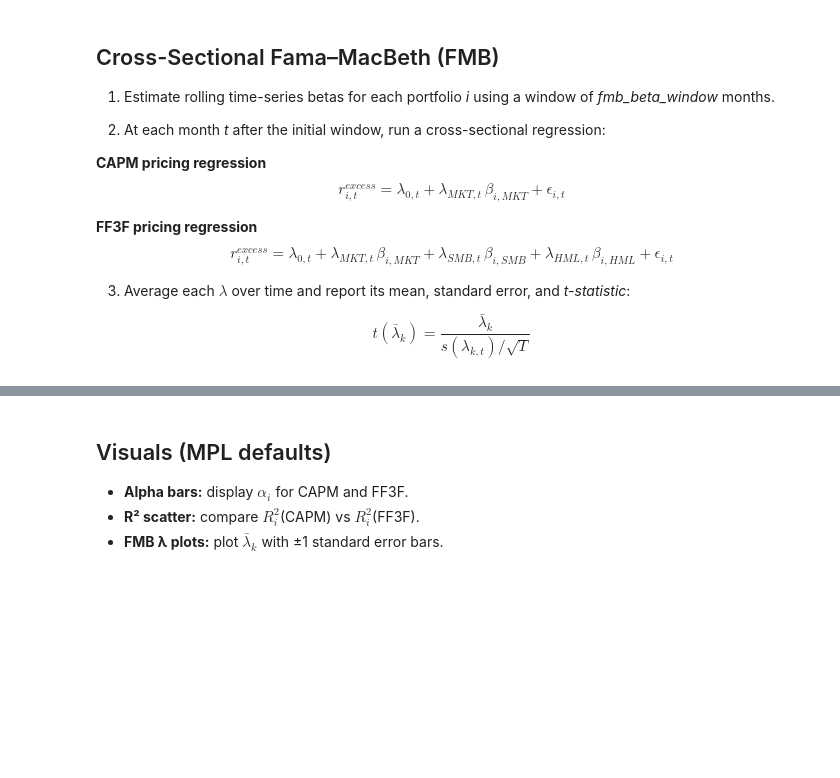
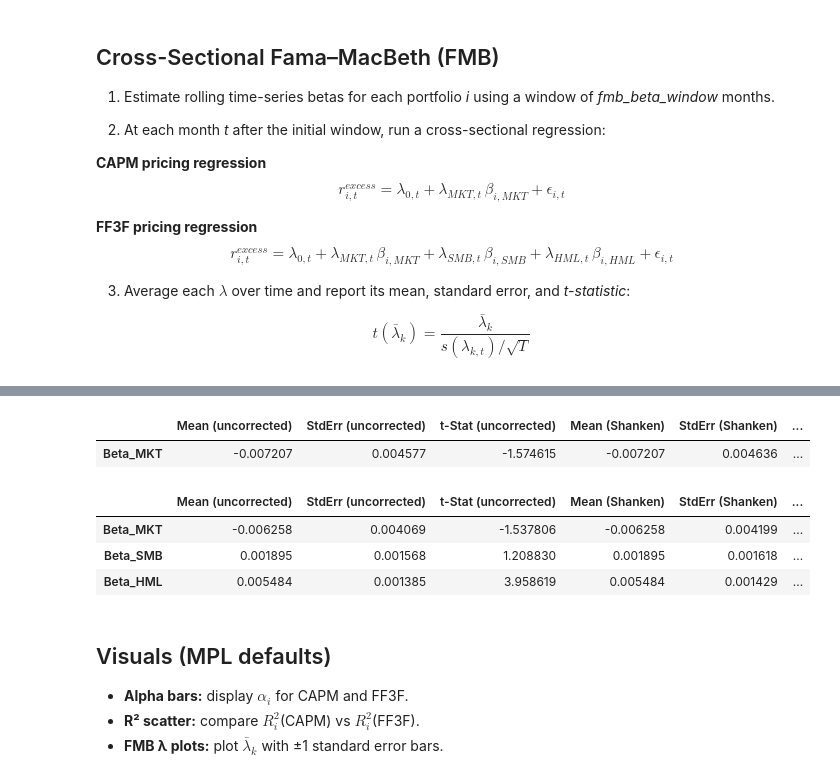
Before and after one commit to dhajibashi/Project_3, a Jupyter notebook: FIN684_Project_III.ipynb, the cells around one changed output, grey strips where cells are left out. Drawn from its saved outputs; the diff is of its cells as text; code cells hidden in the pictures; blank space fills up the shorter version.

```diff
--- a/FIN684_Project_III.ipynb
+++ b/FIN684_Project_III.ipynb
@@ -762,3 +869,25 @@ $$
+# %%
+def aggregate_results(fmb_summary: pd.DataFrame, fmb_summary_shanken: pd.DataFrame) -> pd.DataFrame:
+    """
+    Combine Fama-MacBeth summary and Shanken-corrected summary into a single DataFrame for display.
+    """
+    agg = fmb_summary.copy()
+    agg.columns = [f"{col} (uncorrected)" for col in agg.columns]
+    shanken_cols = {col: f"{col} (Shanken)" for col in fmb_summary_shanken.columns}
+    agg = agg.join(fmb_summary_shanken.rename(columns=shanken_cols))
+    return agg
+
+agg_capm = aggregate_results(fmb_capm_summary, fmb_capm_summary_shanken)
+display(agg_capm)
+agg_ff3 = aggregate_results(fmb_ff3_summary, fmb_ff3_summary_shanken)
+display(agg_ff3)
+# %% [output]
+|  | Mean (uncorrected) | StdErr (uncorrected) | t-Stat (uncorrected) | Mean (Shanken) | StdErr (Shanken) | ... |
+| Beta_MKT | -0.007207 | 0.004577 | -1.574615 | -0.007207 | 0.004636 | ... |
+|  | Mean (uncorrected) | StdErr (uncorrected) | t-Stat (uncorrected) | Mean (Shanken) | StdErr (Shanken) | ... |
+| Beta_MKT | -0.006258 | 0.004069 | -1.537806 | -0.006258 | 0.004199 | ... |
+| Beta_SMB | 0.001895 | 0.001568 | 1.208830 | 0.001895 | 0.001618 | ... |
+| Beta_HML | 0.005484 | 0.001385 | 3.958619 | 0.005484 | 0.001429 | ... |
 # %%
 # def rolling_betas(excess_df: pd.DataFrame, X_df: pd.DataFrame, window: int):
 #     betas = {}
```
Also changed, not shown: parts of 7 cells of this notebook.
